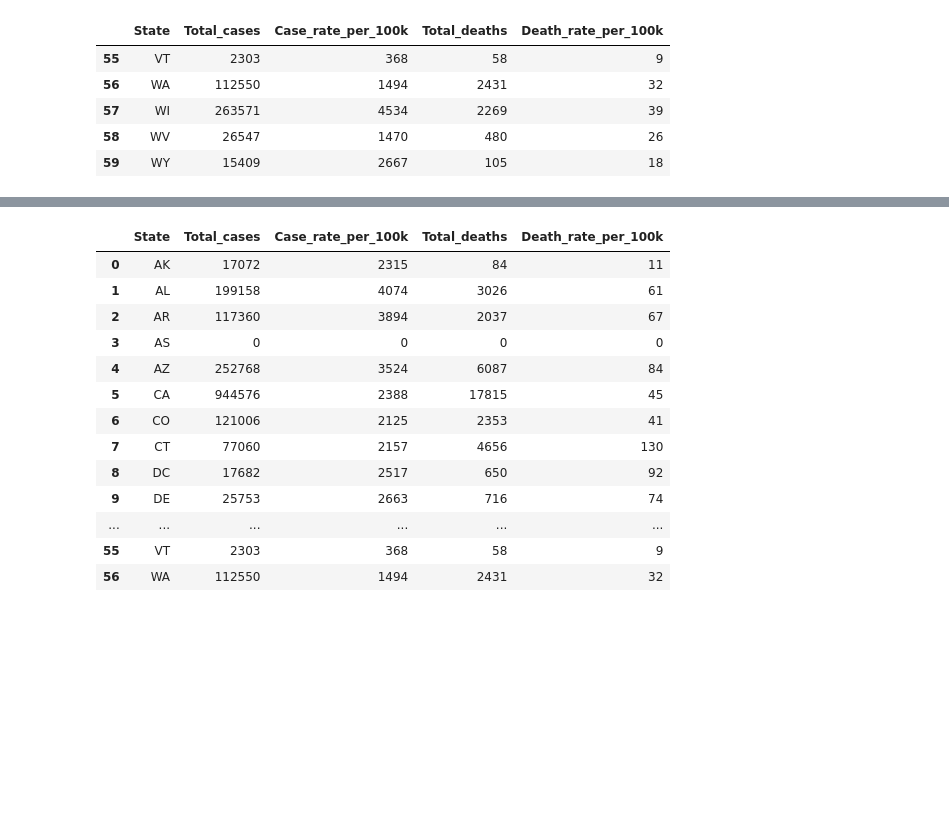
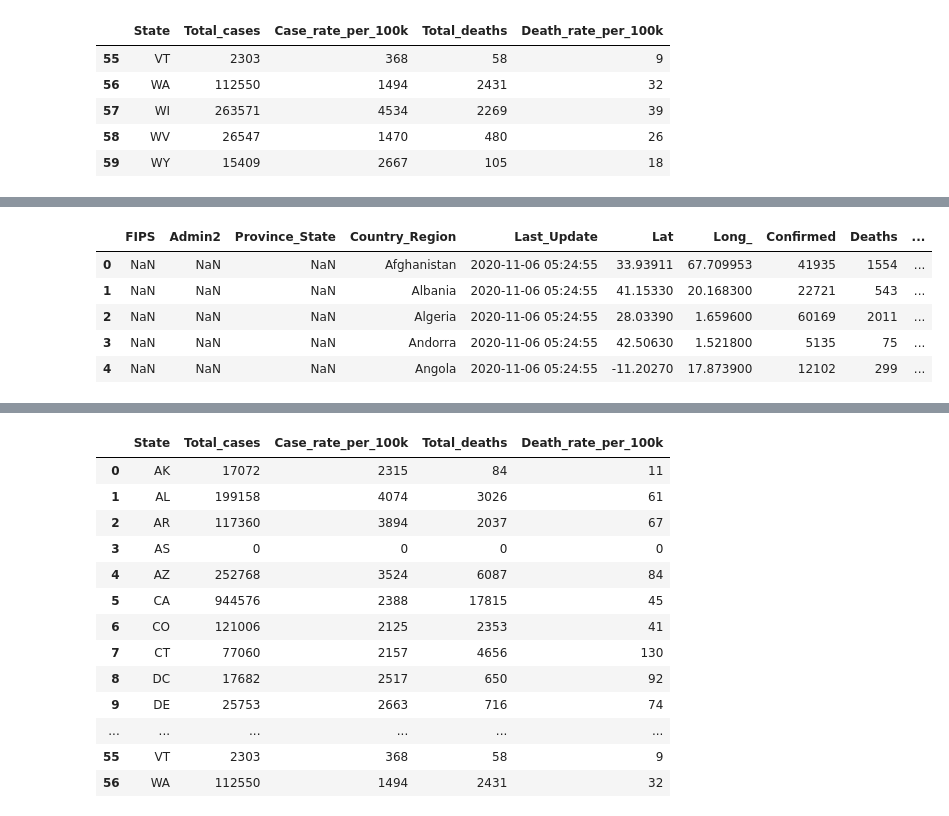
Before and after one commit to lazambrano/Project_2_COVID-19, a Jupyter notebook: analysis.ipynb, the cells around one changed output, grey strips where cells are left out. Cells and saved outputs as stored; diff of their text form; code cells hidden in the pictures; blank space fills up the shorter version.

```diff
--- a/analysis.ipynb
+++ b/analysis.ipynb
@@ -168,0 +305,11 @@ covid_stats_df.tail()
+# %%
+file = "data/World_COVID-19_Stats.csv"
+world_covid_df = pd.read_csv(file)
+world_covid_df.head()
+# %% [output]
+|  | FIPS | Admin2 | Province_State | Country_Region | Last_Update | Lat | Long_ | Confirmed | Deaths | ... |
+| 0 | NaN | NaN | NaN | Afghanistan | 2020-11-06 05:24:55 | 33.93911 | 67.709953 | 41935 | 1554 | ... |
+| 1 | NaN | NaN | NaN | Albania | 2020-11-06 05:24:55 | 41.15330 | 20.168300 | 22721 | 543 | ... |
+| 2 | NaN | NaN | NaN | Algeria | 2020-11-06 05:24:55 | 28.03390 | 1.659600 | 60169 | 2011 | ... |
+| 3 | NaN | NaN | NaN | Andorra | 2020-11-06 05:24:55 | 42.50630 | 1.521800 | 5135 | 75 | ... |
+| 4 | NaN | NaN | NaN | Angola | 2020-11-06 05:24:55 | -11.20270 | 17.873900 | 12102 | 299 | ... |
```
Also changed, not shown: parts of 13 cells of this notebook, 4 other files.
